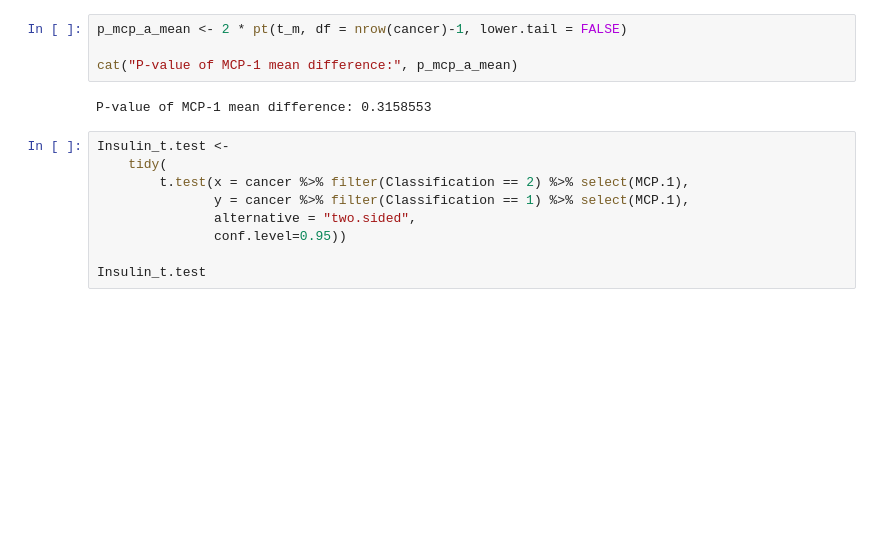
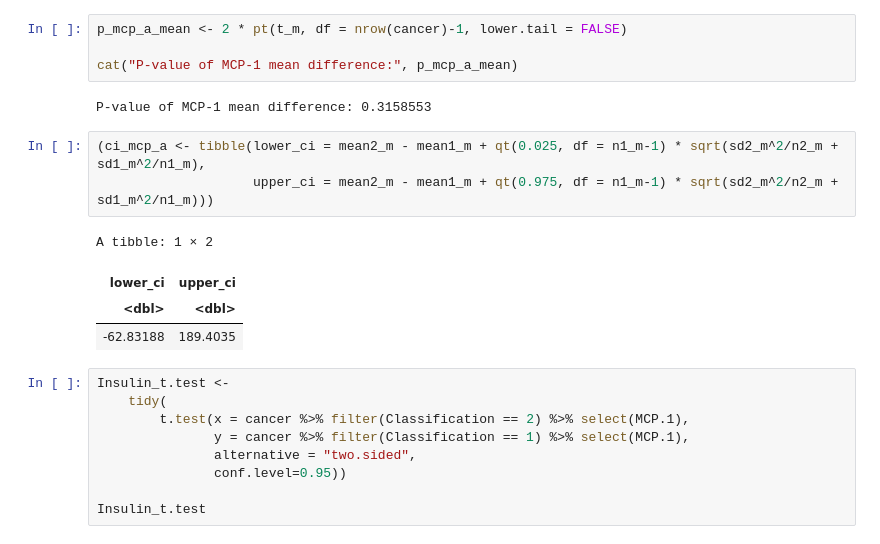
Before and after one commit to cpan0/breast-cancer-coimbra-dataset, a Jupyter notebook: final-report.ipynb, the cells around one changed output. Saved outputs shown, nothing was run; the diff lists cells and outputs as text; blank space fills up the shorter version.

```diff
--- a/final-report.ipynb
+++ b/final-report.ipynb
@@ -539,6 +547,14 @@ p_mcp_a_mean <- 2 * pt(t_m, df = nrow(cancer)-1, lower.tail = FALSE)
 cat("P-value of MCP-1 mean difference:", p_mcp_a_mean)
 # %% [output]
 P-value of MCP-1 mean difference: 0.3158553
+# %%
+(ci_mcp_a <- tibble(lower_ci = mean2_m - mean1_m + qt(0.025, df = n1_m-1) * sqrt(sd2_m^2/n2_m + sd1_m^2/n1_m),
+                    upper_ci = mean2_m - mean1_m + qt(0.975, df = n1_m-1) * sqrt(sd2_m^2/n2_m + sd1_m^2/n1_m)))
+# %% [output]
+A tibble: 1 × 2
+| lower_ci | upper_ci |
+| <dbl> | <dbl> |
+| -62.83188 | 189.4035 |
 # %%
 Insulin_t.test <-
     tidy(
```
Also changed, not shown: parts of 1 cell of this notebook.
